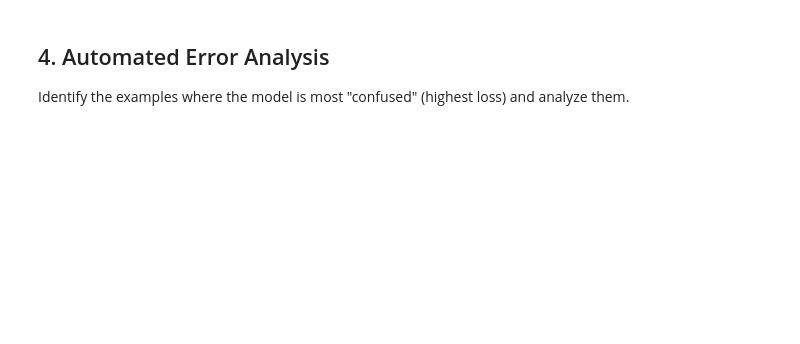
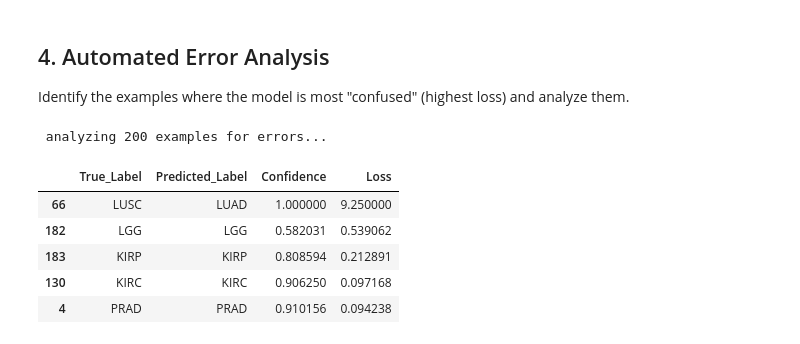
Before and after one commit to MuhammadUmairHaider/Med_Intrep, a Jupyter notebook: notebooks/global_analysis.ipynb, the cells around one changed output. Drawn from its saved outputs; the diff is of its cells as text; code cells hidden in the pictures; blank space fills up the shorter version.

```diff
--- a/notebooks/global_analysis.ipynb
+++ b/notebooks/global_analysis.ipynb
@@ -180,16 +199,24 @@ Identify the examples where the model is most "confused" (highest loss) and anal
 # %%
 analyzer = ErrorAnalyzer(model, tokenizer)
 
 # Find top 5 most confusing examples in the subset
 # Using subset for speed, but ideally use full validation set
 confusing_df = analyzer.find_most_confusing_examples(
-    subset_df['text_report'].tolist(),
+    subset_df['text'].tolist(),
     le.transform(subset_df['cancer_type']).tolist(),
     class_names,
     top_k=5
 )
 
 display(confusing_df[['True_Label', 'Predicted_Label', 'Confidence', 'Loss']])
+# %% [output]
+ analyzing 200 examples for errors...
+|  | True_Label | Predicted_Label | Confidence | Loss |
+| 66 | LUSC | LUAD | 1.000000 | 9.250000 |
+| 182 | LGG | LGG | 0.582031 | 0.539062 |
+| 183 | KIRP | KIRP | 0.808594 | 0.212891 |
+| 130 | KIRC | KIRC | 0.906250 | 0.097168 |
+| 4 | PRAD | PRAD | 0.910156 | 0.094238 |
 # %%
 # Explain the most confusing example
 worst_case = confusing_df.iloc[0]
```
Also changed, not shown: parts of 3 cells of this notebook, 9 other files.
